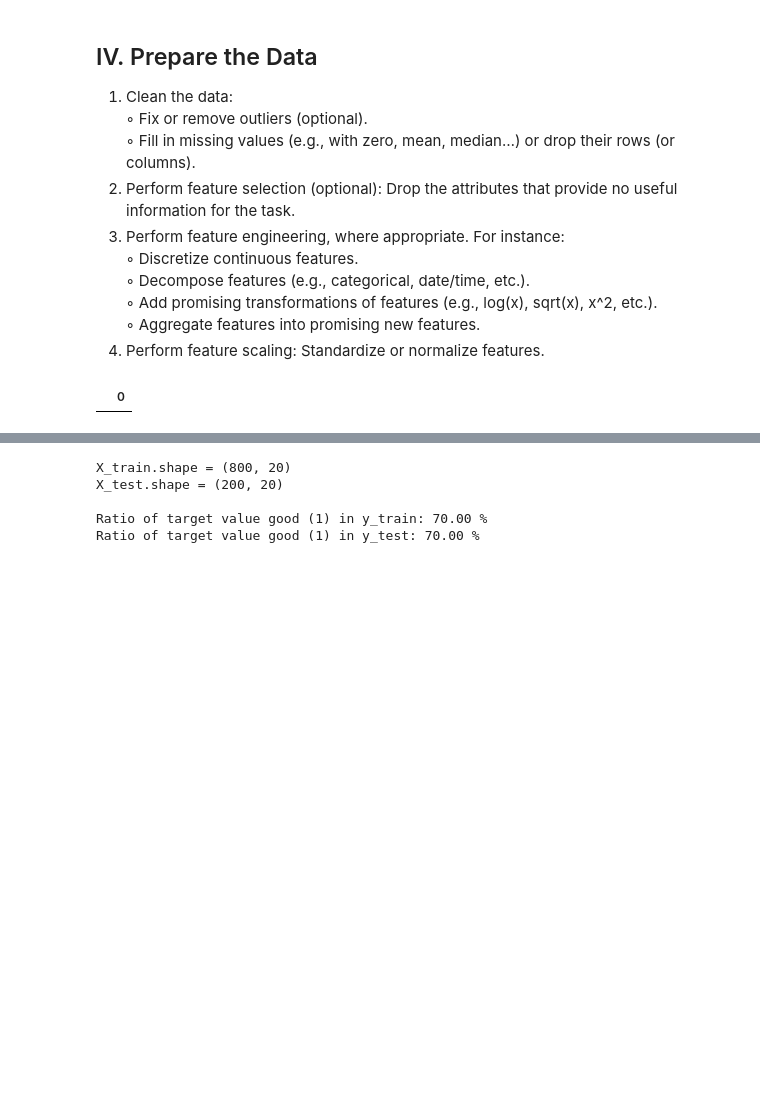
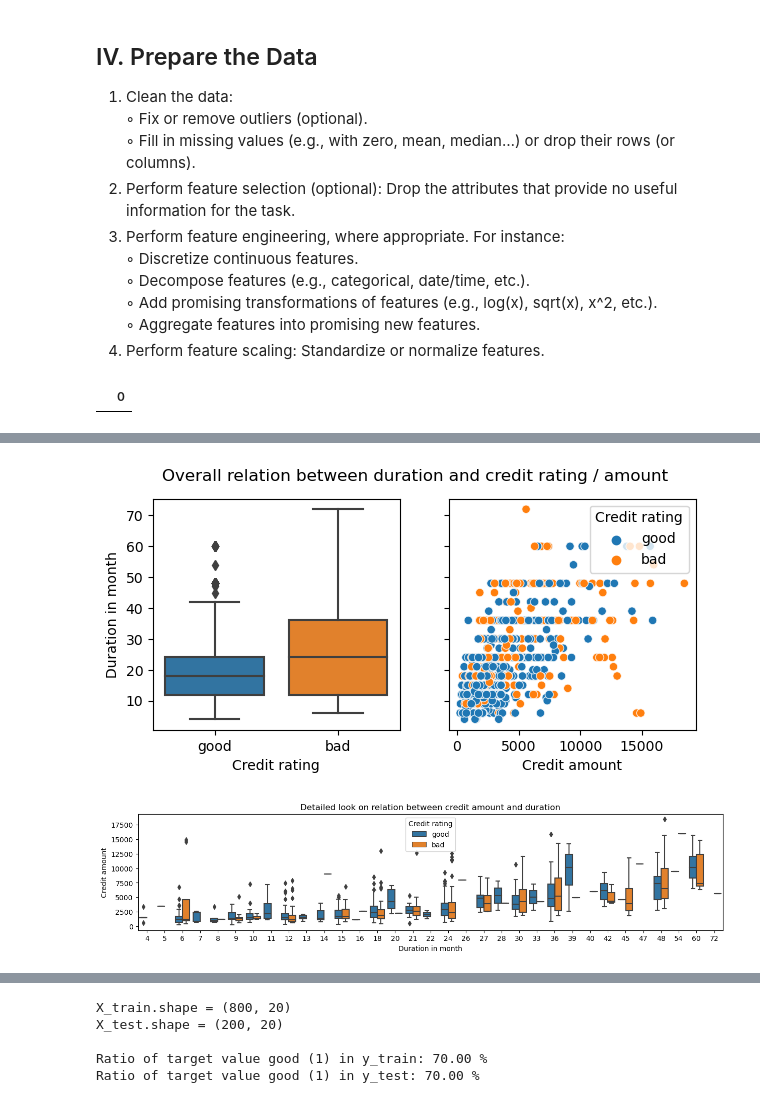
Before and after one commit to dennismgoetz/HoML-Credit-Data, a Jupyter notebook: Data_Preparation_Model_Building.ipynb, the cells around one changed output, grey strips where cells are left out. Cells and saved outputs as stored; diff of their text form; code cells hidden in the pictures; blank space fills up the shorter version.

```diff
--- a/Data_Preparation_Model_Building.ipynb
+++ b/Data_Preparation_Model_Building.ipynb
@@ -145,0 +233,12 @@ is_null_check[is_null_check[0] > 0]
+# %%
+fig, ax = plt.subplots(1,2, figsize = (7,3), sharey = True)
+fig.suptitle('Overall relation between duration and credit rating / amount')
+sns.boxplot(ax = ax[0], x = data_values['Credit rating'], y = data_values['Duration in month'])
+sns.scatterplot(ax = ax[1], x = data_values['Credit amount'], y = data_values['Duration in month'], hue = data_values['Credit rating'])
+plt.figure(figsize = (15,3))
+sns.boxplot(data_values, x = 'Duration in month', y = 'Credit amount', hue = 'Credit rating')
+plt.title('Detailed look on relation between credit amount and duration')
+plt.show()
+# %% [output]
+[figure, added]
+[figure, added]
```
Also changed, not shown: parts of 22 cells of this notebook, 3 other files.
